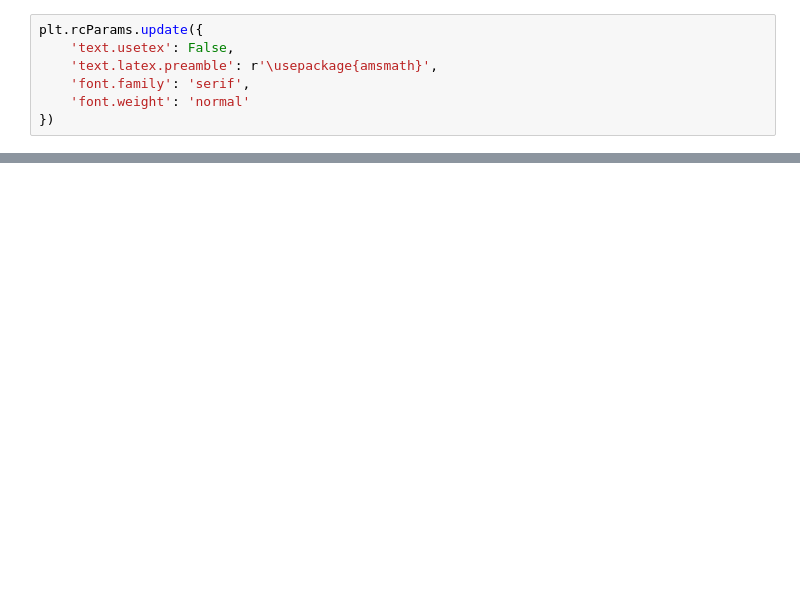
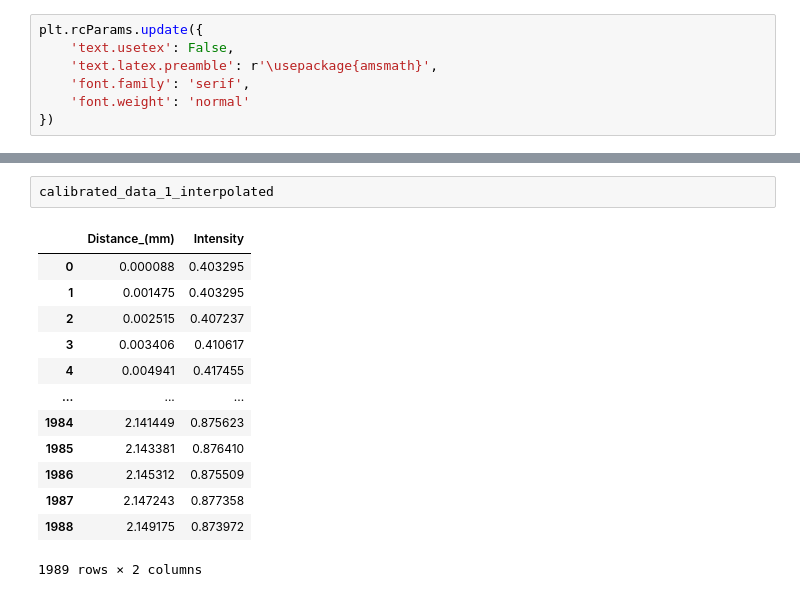
Before and after one commit to ojedarcelo/ondascodigos, a Jupyter notebook: LAB6/lab6_ondas.ipynb, the cells around one changed output, grey strips where cells are left out. Saved outputs shown, nothing was run; the diff lists cells and outputs as text; blank space fills up the shorter version.

```diff
--- a/LAB6/lab6_ondas.ipynb
+++ b/LAB6/lab6_ondas.ipynb
@@ -214,0 +205,16 @@ ax.legend(fontsize=15, markerscale=1)
+# %%
+calibrated_data_1_interpolated
+# %% [output]
+|  | Distance_(mm) | Intensity |
+| 0 | 0.000088 | 0.403295 |
+| 1 | 0.001475 | 0.403295 |
+| 2 | 0.002515 | 0.407237 |
+| 3 | 0.003406 | 0.410617 |
+| 4 | 0.004941 | 0.417455 |
+| ... | ... | ... |
+| 1984 | 2.141449 | 0.875623 |
+| 1985 | 2.143381 | 0.876410 |
+| 1986 | 2.145312 | 0.875509 |
+| 1987 | 2.147243 | 0.877358 |
+| 1988 | 2.149175 | 0.873972 |
+1989 rows × 2 columns
```
Also changed, not shown: parts of 33 cells of this notebook, 6 other files.
